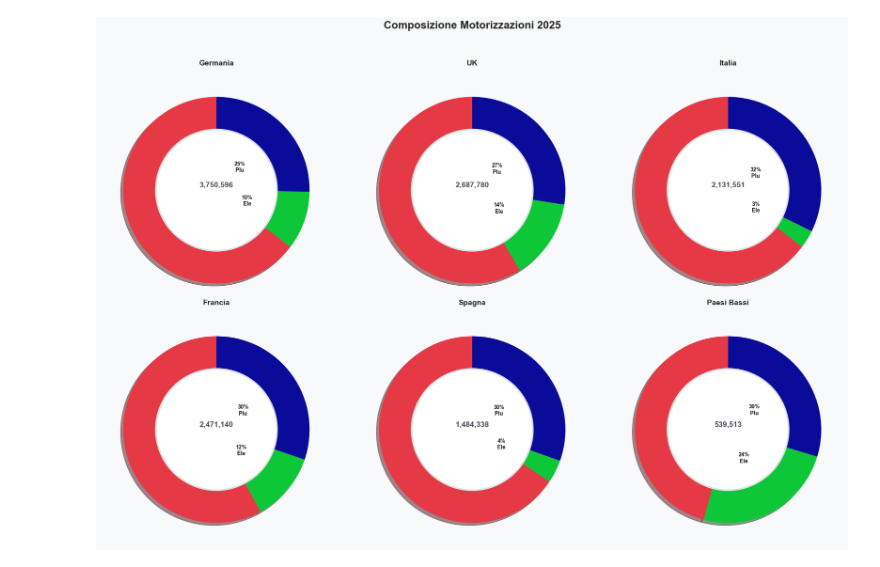
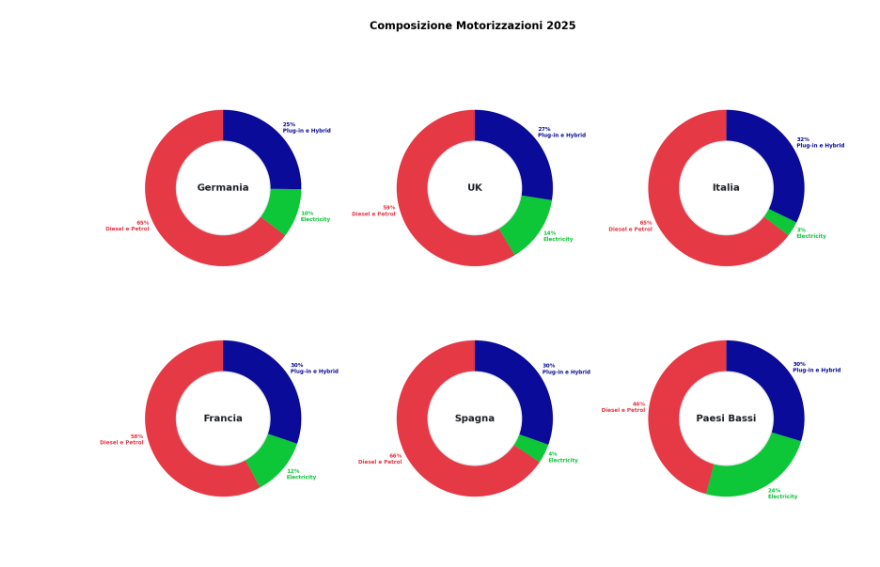
Before and after one commit to MarcoB27/data_visualization, a Jupyter notebook: script/combustion_engine_europe.ipynb, the cells around one changed output. Cells and saved outputs as stored; diff of their text form; code cells hidden in the pictures.

```diff
--- a/script/combustion_engine_europe.ipynb
+++ b/script/combustion_engine_europe.ipynb
@@ -422,5 +412,5 @@ plt.show()
 # %%
-# VARIANTE 12B: DONUT con % OGNI FETTA + TOTALI
+# VARIANTE 12B: DONUT con % ESTERNE + TOTALI
 import matplotlib.pyplot as plt
 import numpy as np
 
@@ -436,60 +426,73 @@ country_colors = {
 
 fig, axes = plt.subplots(2, 3, figsize=(20, 14))
 axes = axes.ravel()
-fig.patch.set_facecolor('#F8F9FA')
+
+# SFONDO BIANCO
+fig.patch.set_facecolor('white')
+
 fig.suptitle('Composizione Motorizzazioni 2025\n\n\n',
              fontsize=20, fontweight='bold', y=0.98)
 
 last_year_data = grouped[grouped['TIME_PERIOD'] == grouped['TIME_PERIOD'].max()]
 
 for idx, country in enumerate(countries.values()):
     country_data = last_year_data[last_year_data['Country'] == country]
 
+    # Sfondo bianco anche per ogni subplot
+    axes[idx].set_facecolor('white')
+
     if not country_data.empty:
         country_total = country_data['OBS_VALUE'].sum()
         sizes = [country_data[country_data['Category'] == cat]['OBS_VALUE'].sum() / country_total * 100
                  for cat in categories]
-        etichette_fette = categories  # ['Diesel e Petrol', 'Electricity', 'Plug-in e Hybrid']
+        etichette_fette = categories
 
-        # COLORI SPECIFICI PAESE
         colori_paese = country_colors.get(country, ['#FF6B6B', '#4ECDC4', '#45B7D1'])
 
         # Pie donut
         wedges = axes[idx].pie(sizes, radius=1, labels=None, autopct=None,
-                               startangle=90, colors=colori_paese, shadow=True)[0]
+                               startangle=90, colors=colori_paese, shadow=False)[0]
 
         # BUCO CENTRALE
-        centre_circle = plt.Circle((0, 0), 0.65, fc='white', linewidth=3, edgecolor='#DEE2E6')
+        centre_circle = plt.Circle((0, 0), 0.60, fc='white', linewidth=2, edgecolor='#DEE2E6')
         axes[idx].add_patch(centre_circle)
 
-        # % OGNI FETTA CENTRATO nella FETTA
+        # NOME STATO IN CENTRO — grande e in rilievo
+        axes[idx].text(0, 0, country, ha='center', va='center',
+                       fontsize=18, fontweight='bold', color='#212529',
+                       bbox=dict(boxstyle='round,pad=0.2', fc='white', ec='none'))
+
+
+        # % ESTERNE con linee di collegamento
         for i, (wedge, size, etichetta) in enumerate(zip(wedges, sizes, etichette_fette)):
-            ang = (wedge.theta2 - wedge.theta1)/2. + wedge.theta1
-            x = 0.35 * np.cos(np.radians(ang))
-            y = 0.35 * np.sin(np.radians(ang))
+            ang = (wedge.theta2 - wedge.theta1) / 2. + wedge.theta1
+            ang_rad = np.radians(ang)
 
-            # Colore testo contrastante
-            if i == 0:  # Diesel/Petrol
-                color_testo = 'white'
-            else:  # Elettrico/Hybrid
-                color_testo = '#1A1A1A'
 
-            axes[idx].text(x, y, f'{size:.0f}%\n{etichetta[:3]}', fontsize=10, fontweight='bold',
-                           ha='center', va='center', color=color_testo)
+            # Punto etichetta esterna
+            x_outer = 1 * np.cos(ang_rad)
+            y_outer = 1.1 * np.sin(ang_rad)
 
-        # TOTALE CENTRALE nel buco
-        axes[idx].text(0, 0.05, f'{country_total:,.0f}', ha='center', va='center',
-                       fontsize=14, fontweight='bold', color='#495057')
 
-        axes[idx].set_title(f'{country}', fontsize=14, fontweight='bold', pad=15)
+            # Testo % + etichetta abbreviata
+            ha = 'left' if np.cos(ang_rad) >= 0 else 'right'
+            axes[idx].text(x_outer + (0.05 if np.cos(ang_rad) >= 0 else -0.05),
+                           y_outer,
+                           f'{size:.0f}%\n{etichetta}',
+                           fontsize=10, fontweight='bold',
+                           ha=ha, va='center',
+                           color=colori_paese[i])
+
+        # Rimuove titolo sopra (già nel centro)
+        axes[idx].set_title('', pad=10)
+
     else:
         axes[idx].text(0.5, 0.5, 'No Data', ha='center', va='center', fontsize=16)
-        axes[idx].set_title(country, fontsize=14, fontweight='bold')
 
 plt.tight_layout()
 plt.show()
 # %% [output]
-[figure, old version]
+[figure, new version]
 # %%
 # VARIANTE 12C: LOLLIPOP CHART - Quota Elettrico 2025
 import matplotlib.patches as mpatches
```
Also changed, not shown: parts of 12 cells of this notebook, 6 other files.
